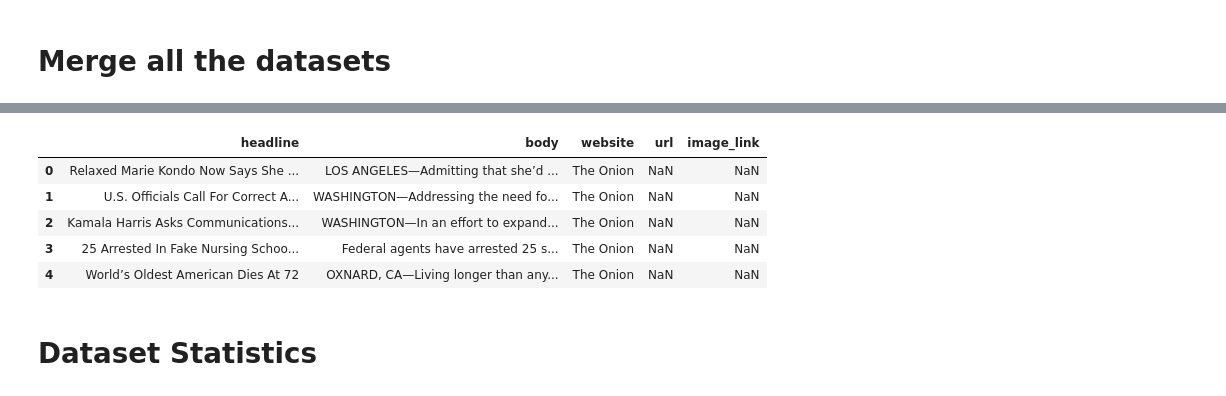
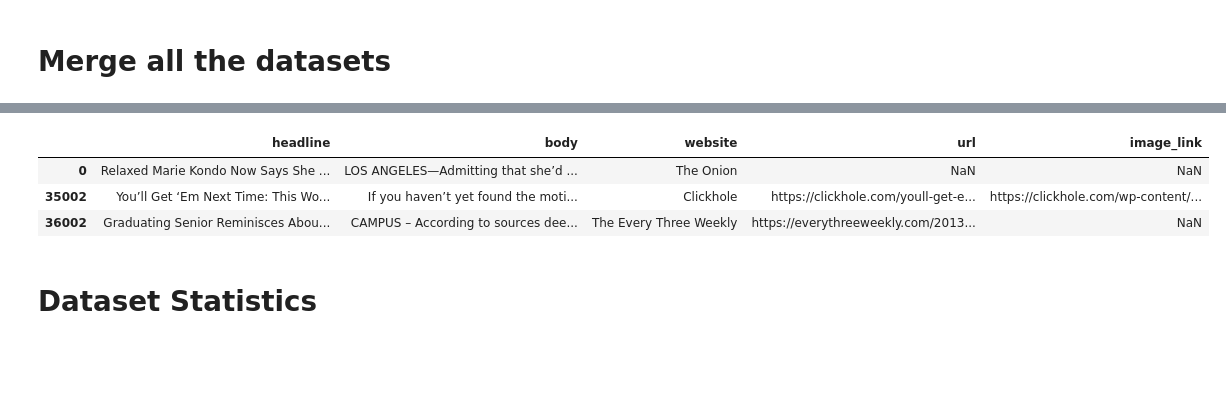
Before and after one commit to anusha-pathuri/satire-news-search-engine, a Jupyter notebook: notebooks/01_Data_Aggregation.ipynb, the cells around one changed output, grey strips where cells are left out. Drawn from its saved outputs; the diff is of its cells as text; code cells hidden in the pictures; blank space fills up the shorter version.

```diff
--- a/notebooks/01_Data_Aggregation.ipynb
+++ b/notebooks/01_Data_Aggregation.ipynb
@@ -442,8 +550,10 @@ onion2["website"] = "The Onion"
 
 clickhole = pd.read_csv("../data/clickhole.csv")
 clickhole["website"] = "Clickhole"
+
+e3w = pd.read_csv("../data/e3w.csv")
+e3w["website"] = "The Every Three Weekly"
 # %%
-data = pd.concat([onion1, onion2, clickhole], ignore_index=True)
-
+data = pd.concat([onion1, onion2, clickhole, e3w], ignore_index=True)
 len(data)
 # %% [output]
@@ -495,11 +590,9 @@ Clickhole      829
 Name: count, dtype: int64
 # %%
-data.head()
+data.groupby("website").head(1)
 # %% [output]
 |  | headline | body | website | url | image_link |
 | 0 | Relaxed Marie Kondo Now Says She ... | LOS ANGELES—Admitting that she’d ... | The Onion | NaN | NaN |
-| 1 | U.S. Officials Call For Correct A... | WASHINGTON—Addressing the need fo... | The Onion | NaN | NaN |
-| 2 | Kamala Harris Asks Communications... | WASHINGTON—In an effort to expand... | The Onion | NaN | NaN |
-| 3 | 25 Arrested In Fake Nursing Schoo... | Federal agents have arrested 25 s... | The Onion | NaN | NaN |
-| 4 | World’s Oldest American Dies At 72 | OXNARD, CA—Living longer than any... | The Onion | NaN | NaN |
+| 35002 | You’ll Get ‘Em Next Time: This Wo... | If you haven’t yet found the moti... | Clickhole | https://clickhole.com/youll-get-e... | https://clickhole.com/wp-content/... |
+| 36002 | Graduating Senior Reminisces Abou... | CAMPUS – According to sources dee... | The Every Three Weekly | https://everythreeweekly.com/2013... | NaN |
 # %%
```
Also changed, not shown: parts of 34 cells of this notebook, 3 other files.
